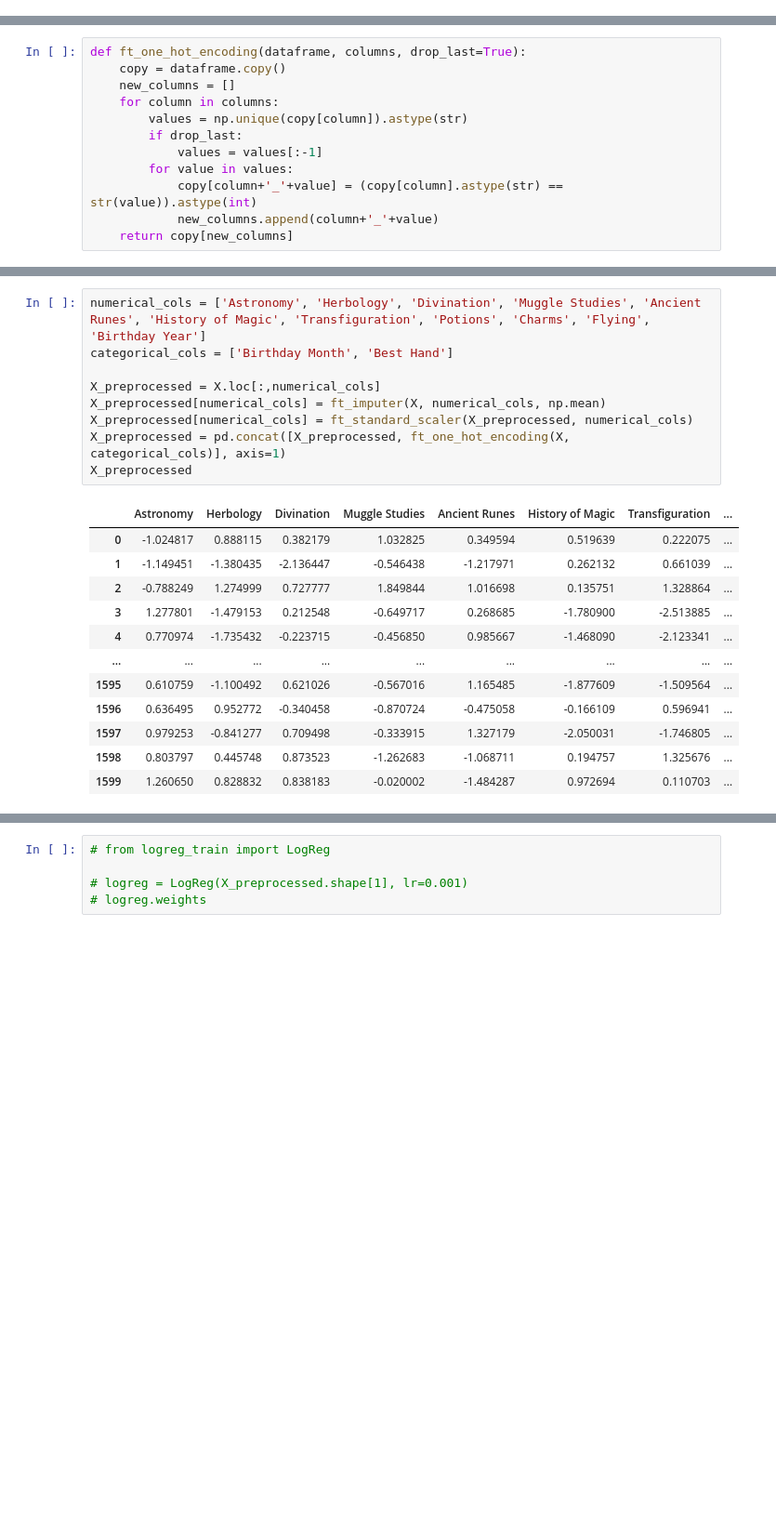
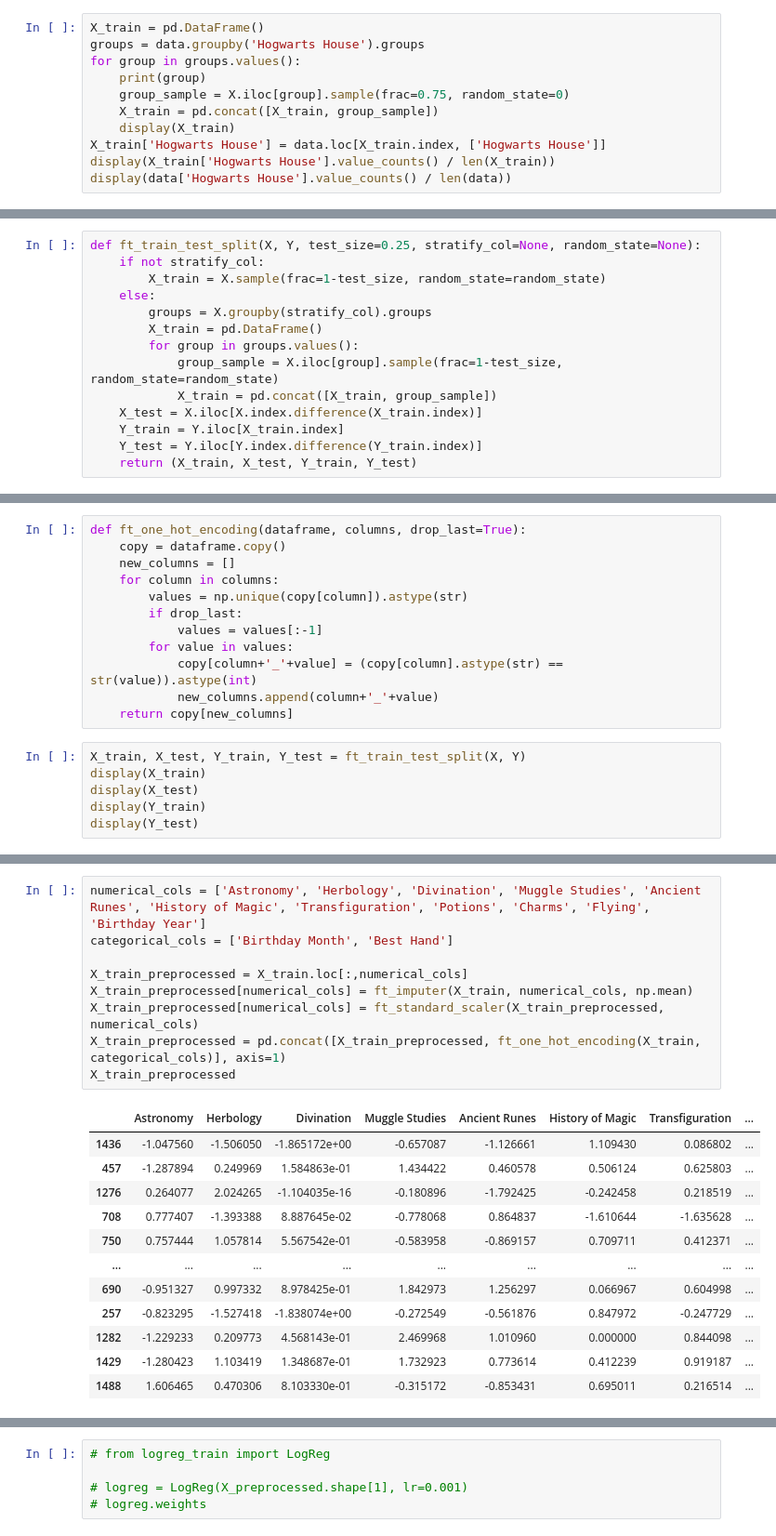
Before and after one commit to tgrasset/dslr, a Jupyter notebook: logreg.ipynb, the cells around one changed output, grey strips where cells are left out. Shown: that part at 93% size. Cells and saved outputs as stored; diff of their text form; blank space fills up the shorter version.

Commit message:
train test split + visualize losses

```diff
--- a/logreg.ipynb
+++ b/logreg.ipynb
@@ -113,0 +140,11 @@ Name: count, dtype: int64
+# %%
+X_train = pd.DataFrame()
+groups = data.groupby('Hogwarts House').groups
+for group in groups.values():
+    print(group)
+    group_sample = X.iloc[group].sample(frac=0.75, random_state=0)
+    X_train = pd.concat([X_train, group_sample])
+    display(X_train)
+X_train['Hogwarts House'] = data.loc[X_train.index, ['Hogwarts House']]
+display(X_train['Hogwarts House'].value_counts() / len(X_train))
+display(data['Hogwarts House'].value_counts() / len(data))
@@ -114,3 +232,17 @@ Name: count, dtype: int64
+# %%
+def ft_train_test_split(X, Y, test_size=0.25, stratify_col=None, random_state=None):
+    if not stratify_col:
+        X_train = X.sample(frac=1-test_size, random_state=random_state)
+    else:
+        groups = X.groupby(stratify_col).groups
+        X_train = pd.DataFrame()
+        for group in groups.values():
+            group_sample = X.iloc[group].sample(frac=1-test_size, random_state=random_state)
+            X_train = pd.concat([X_train, group_sample])
+    X_test = X.iloc[X.index.difference(X_train.index)]
+    Y_train = Y.iloc[X_train.index]
+    Y_test = Y.iloc[Y.index.difference(Y_train.index)]
+    return (X_train, X_test, Y_train, Y_test)
 # %%
 def ft_imputer(dataframe, columns, agg_function):
     copy = dataframe.copy()
@@ -138,3 +270,9 @@ def ft_one_hot_encoding(dataframe, columns, drop_last=True):
             copy[column+'_'+value] = (copy[column].astype(str) == str(value)).astype(int)
             new_columns.append(column+'_'+value)
     return copy[new_columns]
+# %%
+X_train, X_test, Y_train, Y_test = ft_train_test_split(X, Y)
+display(X_train)
+display(X_test)
+display(Y_train)
+display(Y_test)
@@ -141,22 +332,22 @@ def ft_one_hot_encoding(dataframe, columns, drop_last=True):
 # %%
 numerical_cols = ['Astronomy', 'Herbology', 'Divination', 'Muggle Studies', 'Ancient Runes', 'History of Magic', 'Transfiguration', 'Potions', 'Charms', 'Flying', 'Birthday Year']
 categorical_cols = ['Birthday Month', 'Best Hand']
 
-X_preprocessed = X.loc[:,numerical_cols]
-X_preprocessed[numerical_cols] = ft_imputer(X, numerical_cols, np.mean)
-X_preprocessed[numerical_cols] = ft_standard_scaler(X_preprocessed, numerical_cols)
-X_preprocessed = pd.concat([X_preprocessed, ft_one_hot_encoding(X, categorical_cols)], axis=1)
-X_preprocessed
+X_train_preprocessed = X_train.loc[:,numerical_cols]
+X_train_preprocessed[numerical_cols] = ft_imputer(X_train, numerical_cols, np.mean)
+X_train_preprocessed[numerical_cols] = ft_standard_scaler(X_train_preprocessed, numerical_cols)
+X_train_preprocessed = pd.concat([X_train_preprocessed, ft_one_hot_encoding(X_train, categorical_cols)], axis=1)
+X_train_preprocessed
 # %% [output]
 |  | Astronomy | Herbology | Divination | Muggle Studies | Ancient Runes | History of Magic | Transfiguration | ... |
-| 0 | -1.024817 | 0.888115 | 0.382179 | 1.032825 | 0.349594 | 0.519639 | 0.222075 | ... |
-| 1 | -1.149451 | -1.380435 | -2.136447 | -0.546438 | -1.217971 | 0.262132 | 0.661039 | ... |
-| 2 | -0.788249 | 1.274999 | 0.727777 | 1.849844 | 1.016698 | 0.135751 | 1.328864 | ... |
-| 3 | 1.277801 | -1.479153 | 0.212548 | -0.649717 | 0.268685 | -1.780900 | -2.513885 | ... |
-| 4 | 0.770974 | -1.735432 | -0.223715 | -0.456850 | 0.985667 | -1.468090 | -2.123341 | ... |
+| 1436 | -1.047560 | -1.506050 | -1.865172e+00 | -0.657087 | -1.126661 | 1.109430 | 0.086802 | ... |
+| 457 | -1.287894 | 0.249969 | 1.584863e-01 | 1.434422 | 0.460578 | 0.506124 | 0.625803 | ... |
+| 1276 | 0.264077 | 2.024265 | -1.104035e-16 | -0.180896 | -1.792425 | -0.242458 | 0.218519 | ... |
+| 708 | 0.777407 | -1.393388 | 8.887645e-02 | -0.778068 | 0.864837 | -1.610644 | -1.635628 | ... |
+| 750 | 0.757444 | 1.057814 | 5.567542e-01 | -0.583958 | -0.869157 | 0.709711 | 0.412371 | ... |
 | ... | ... | ... | ... | ... | ... | ... | ... | ... |
-| 1595 | 0.610759 | -1.100492 | 0.621026 | -0.567016 | 1.165485 | -1.877609 | -1.509564 | ... |
-| 1596 | 0.636495 | 0.952772 | -0.340458 | -0.870724 | -0.475058 | -0.166109 | 0.596941 | ... |
-| 1597 | 0.979253 | -0.841277 | 0.709498 | -0.333915 | 1.327179 | -2.050031 | -1.746805 | ... |
-| 1598 | 0.803797 | 0.445748 | 0.873523 | -1.262683 | -1.068711 | 0.194757 | 1.325676 | ... |
-| 1599 | 1.260650 | 0.828832 | 0.838183 | -0.020002 | -1.484287 | 0.972694 | 0.110703 | ... |
+| 690 | -0.951327 | 0.997332 | 8.978425e-01 | 1.842973 | 1.256297 | 0.066967 | 0.604998 | ... |
+| 257 | -0.823295 | -1.527418 | -1.838074e+00 | -0.272549 | -0.561876 | 0.847972 | -0.247729 | ... |
+| 1282 | -1.229233 | 0.209773 | 4.568143e-01 | 2.469968 | 1.010960 | 0.000000 | 0.844098 | ... |
+| 1429 | -1.280423 | 1.103419 | 1.348687e-01 | 1.732923 | 0.773614 | 0.412239 | 0.919187 | ... |
+| 1488 | 1.606465 | 0.470306 | 8.103330e-01 | -0.315172 | -0.853431 | 0.695011 | 0.216514 | ... |
```
Also changed, not shown: parts of 18 cells of this notebook, 1 other file.
